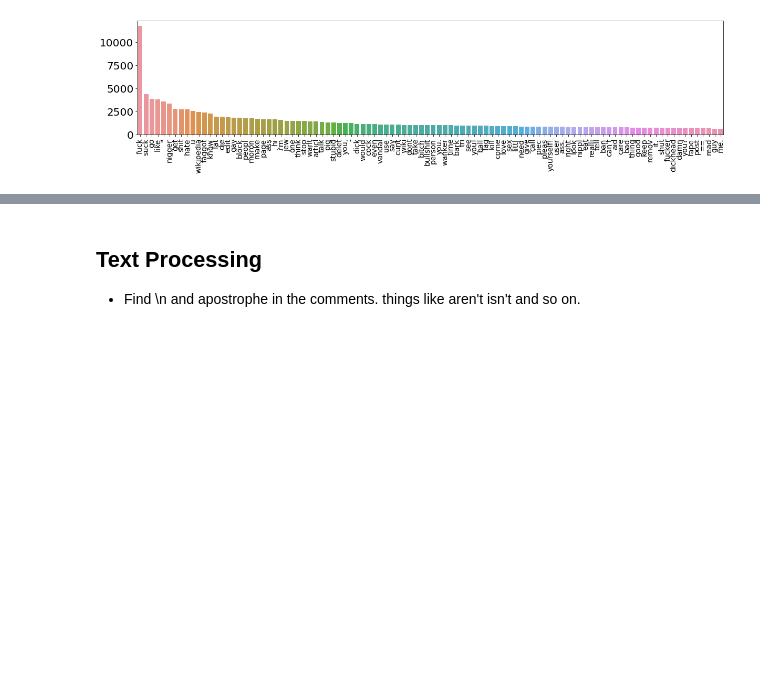
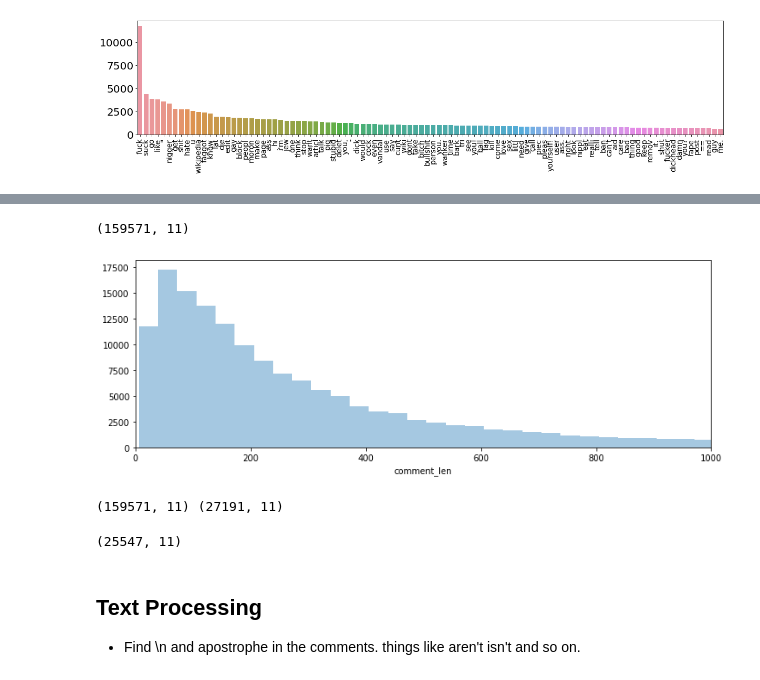
Before and after one commit to dyasutomo/ToxCom, a Jupyter notebook: g01_data_visualization.ipynb, the cells around one changed output, grey strips where cells are left out. Drawn from its saved outputs; the diff is of its cells as text; code cells hidden in the pictures; blank space fills up the shorter version.

```diff
--- a/g01_data_visualization.ipynb
+++ b/g01_data_visualization.ipynb
@@ -245,0 +257,3 @@ Top 10 most common words: [('fuck', 11755), ('suck', 4376), ('go', 3864), ('like
+# %%
+df['comment_len'] = df['comment_lower'].apply(len)
+df.head(2)
@@ -246,3 +264,24 @@ Top 10 most common words: [('fuck', 11755), ('suck', 4376), ('go', 3864), ('like
+# %%
+df.shape
+# %% [output]
+(159571, 11)
+# %%
+fig, ax = plt.subplots(1,1, figsize=(12, 4))
+sns.distplot(df['comment_len'], bins=150, ax=ax, kde=False, color='C0')
+ax.set_xlim([0,1000]);
+# %% [output]
+[figure, added]
+# %%
+df_large = df[df['comment_len']>600]
+print ( df.shape, df_large.shape )
+# %% [output]
+(159571, 11) (27191, 11)
+# %%
+#target_columns = ['toxic','severe_toxic','obscene','threat','insult','identity_hate']
+#df_large[df_large[target_columns].sum(axis=1)!=0]
+df_large[df_large['label_sum']==0].shape
+# %% [output]
+(25547, 11)
 # %% [markdown]
 ## Text Processing
 * Find \n and apostrophe in the comments. things like aren't isn't and so on.
```
Also changed, not shown: parts of 16 cells of this notebook.
